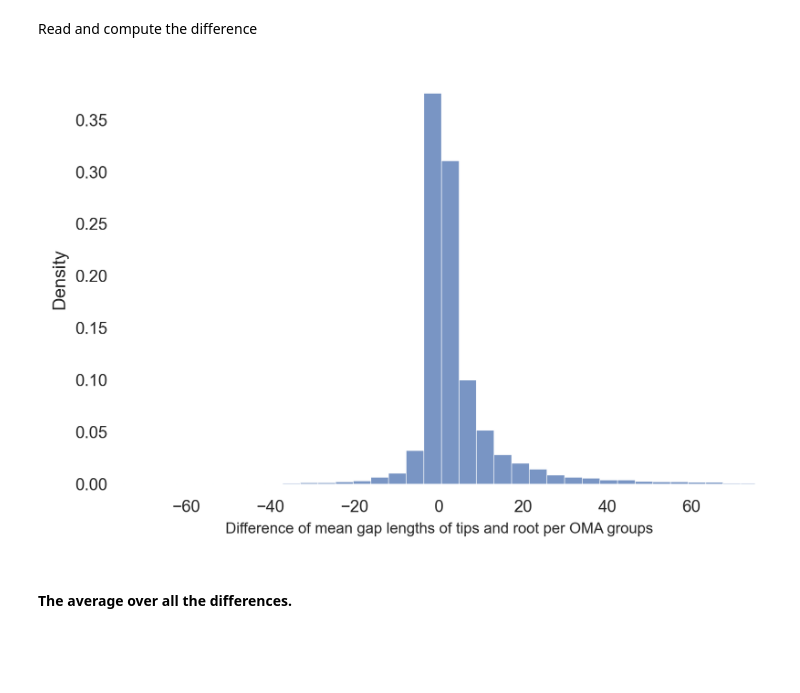
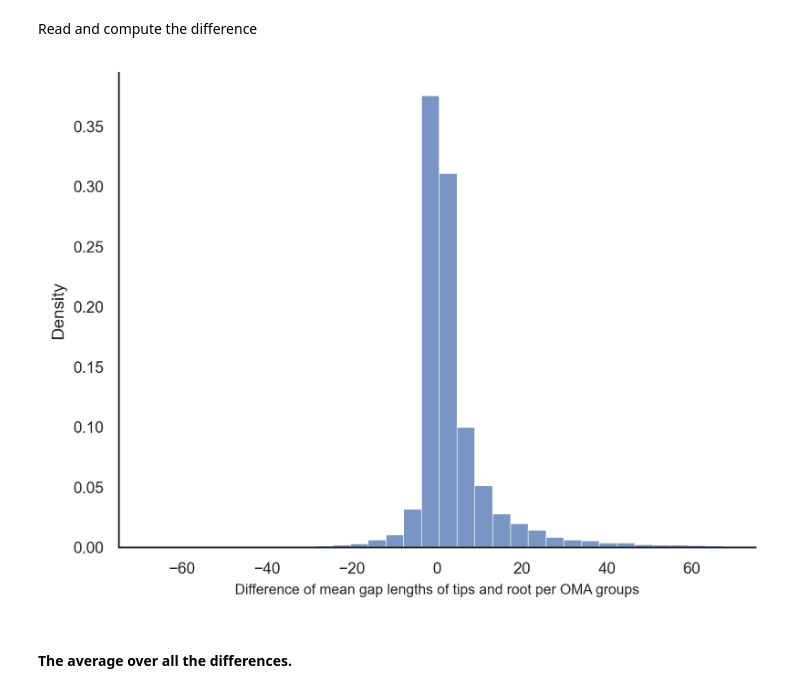
Before and after one commit to acg-team/Single-character-indel-ASR-preserves-long-indels, a Jupyter notebook: mammals_02_dynamic_of_gaps.ipynb, the cells around one changed output. Saved outputs shown, nothing was run; the diff lists cells and outputs as text; code cells hidden in the pictures; blank space fills up the shorter version.

```diff
--- a/mammals_02_dynamic_of_gaps.ipynb
+++ b/mammals_02_dynamic_of_gaps.ipynb
@@ -154,16 +154,16 @@ distance_df = pd.DataFrame({'Difference': distance_df})
 # %%
 # The empirical distribution of the paired differences between the tips and the root
 
 # sns.set_style('darkgrid')
 fig = sns.histplot( data = distance_df, x='Difference', bins=100, kde=0, color=color_1, stat='probability', label="Distance")
 fig.set(ylabel='Density', xlabel='Difference of mean gap lengths of tips and root per OMA groups')#, title='The Empirical Distribution of the Paired Differences between Tips and Root on Mammalian Data')
 fig.set_xlabel("Difference of mean gap lengths of tips and root per OMA groups", fontsize=8)
 fig.set_xlim(-75,75)
-fig.set_frame_on(False)
+sns.despine()
 # plt.legend()
 plt.show()
 # %% [output]
-[figure, old version]
+[figure, new version]
 # %% [markdown]
 #### The average over all the differences.
 # %%
```
Also changed, not shown: parts of 4 cells of this notebook, 3 other files.
